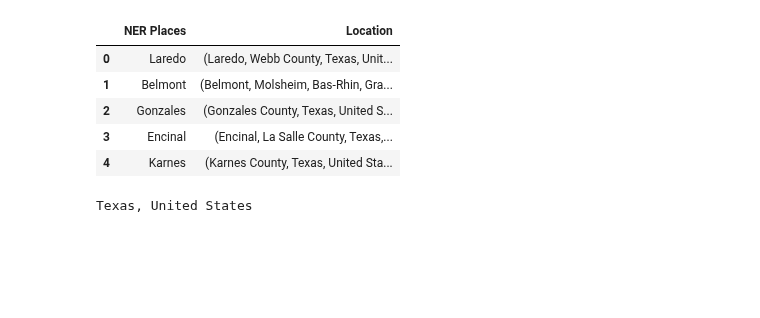
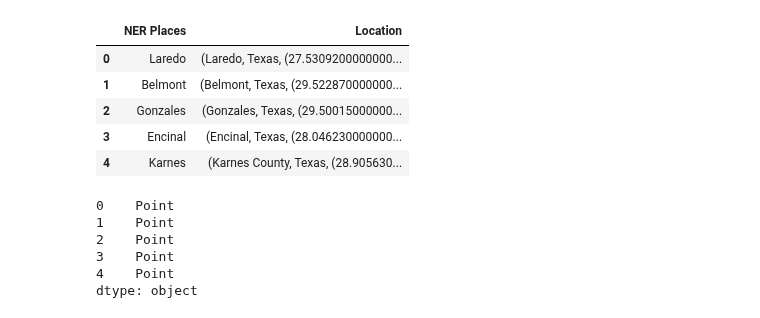
Before and after one commit to dianita956/Corridos, a Jupyter notebook: GeoParsing.ipynb, the cells around one changed output. Drawn from its saved outputs; the diff is of its cells as text; code cells hidden in the pictures; blank space fills up the shorter version.

```diff
--- a/GeoParsing.ipynb
+++ b/GeoParsing.ipynb
@@ -9,24 +19,16 @@ import numpy as np
 # %%
 df = pd.DataFrame({'NER Places': ['Laredo', 'Belmont', 'Gonzales', 'Encinal', 'Karnes']})
 
-geolocator = Nominatim(user_agent='CorridosMap')
-geocode = RateLimiter(geolocator.geocode, min_delay_seconds=1)
-
-#geolocator.geocode("Texas, United States")
-
+df = pd.DataFrame(df, columns=["NER Places"])
+geolocator = ArcGIS(user_agent='CorridosMap')
+geocode = lambda query: geolocator.geocode("%s, Texas" % query)
 df['Location'] = df['NER Places'].apply(geocode)
 
 df
 # %% [output]
 |  | NER Places | Location |
-| 0 | Laredo | (Laredo, Webb County, Texas, Unit... |
-| 1 | Belmont | (Belmont, Molsheim, Bas-Rhin, Gra... |
-| 2 | Gonzales | (Gonzales County, Texas, United S... |
-| 3 | Encinal | (Encinal, La Salle County, Texas,... |
-| 4 | Karnes | (Karnes County, Texas, United Sta... |
+| 0 | Laredo | (Laredo, Texas, (27.5309200000000... |
+| 1 | Belmont | (Belmont, Texas, (29.522870000000... |
+| 2 | Gonzales | (Gonzales, Texas, (29.50015000000... |
+| 3 | Encinal | (Encinal, Texas, (28.046230000000... |
+| 4 | Karnes | (Karnes County, Texas, (28.905630... |
-# %%
-geolocator = Nominatim(user_agent='CorridosMap')
-texas = geolocator.geocode("Texas")
-print(texas)
-# %% [output]
-Texas, United States
@@ -38,0 +35,10 @@ print(laredo_long,',', laredo_lat)
+# %%
+gpd = geopandas.tools.geocode(df.Location, provider='ArcGIS')
+gpd.type
+# %% [output]
+0    Point
+1    Point
+2    Point
+3    Point
+4    Point
+dtype: object
```
Also changed, not shown: parts of 6 cells of this notebook, 1 other file.
